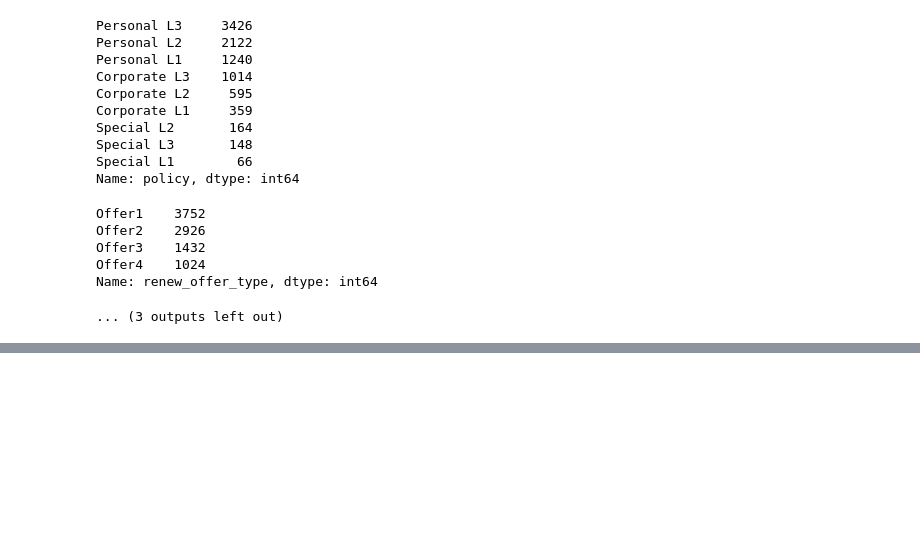
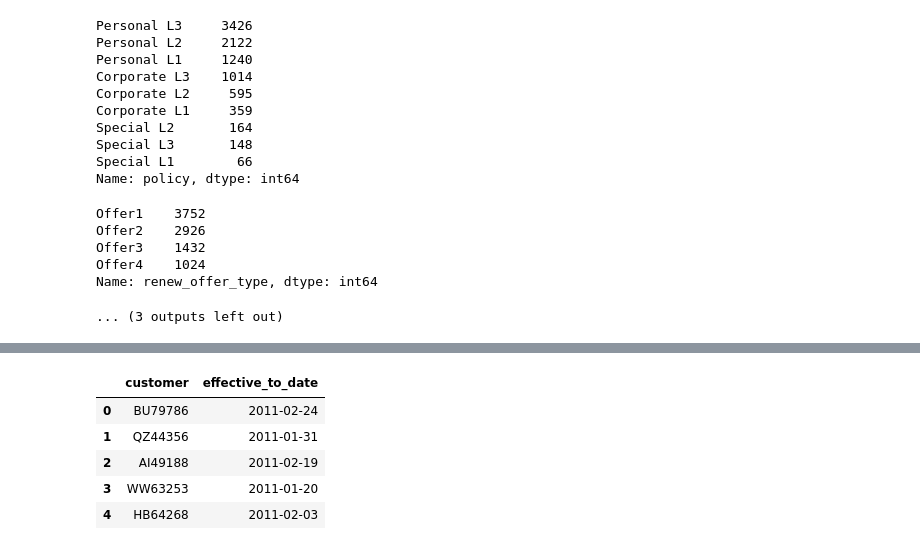
Before and after one commit to zaq9394/lab-cleaning-numerical-data, a Jupyter notebook: files_for_lab/cleaning_numerical.ipynb, the cells around one changed output, grey strips where cells are left out. Saved outputs shown, nothing was run; the diff lists cells and outputs as text; code cells hidden in the pictures; blank space fills up the shorter version.

```diff
--- a/files_for_lab/cleaning_numerical.ipynb
+++ b/files_for_lab/cleaning_numerical.ipynb
@@ -369,0 +390,9 @@ Name: policy, dtype: int64
+# %%
+time_df.head()
+# %% [output]
+|  | customer | effective_to_date |
+| 0 | BU79786 | 2011-02-24 |
+| 1 | QZ44356 | 2011-01-31 |
+| 2 | AI49188 | 2011-02-19 |
+| 3 | WW63253 | 2011-01-20 |
+| 4 | HB64268 | 2011-02-03 |
```
Also changed, not shown: parts of 11 cells of this notebook.
